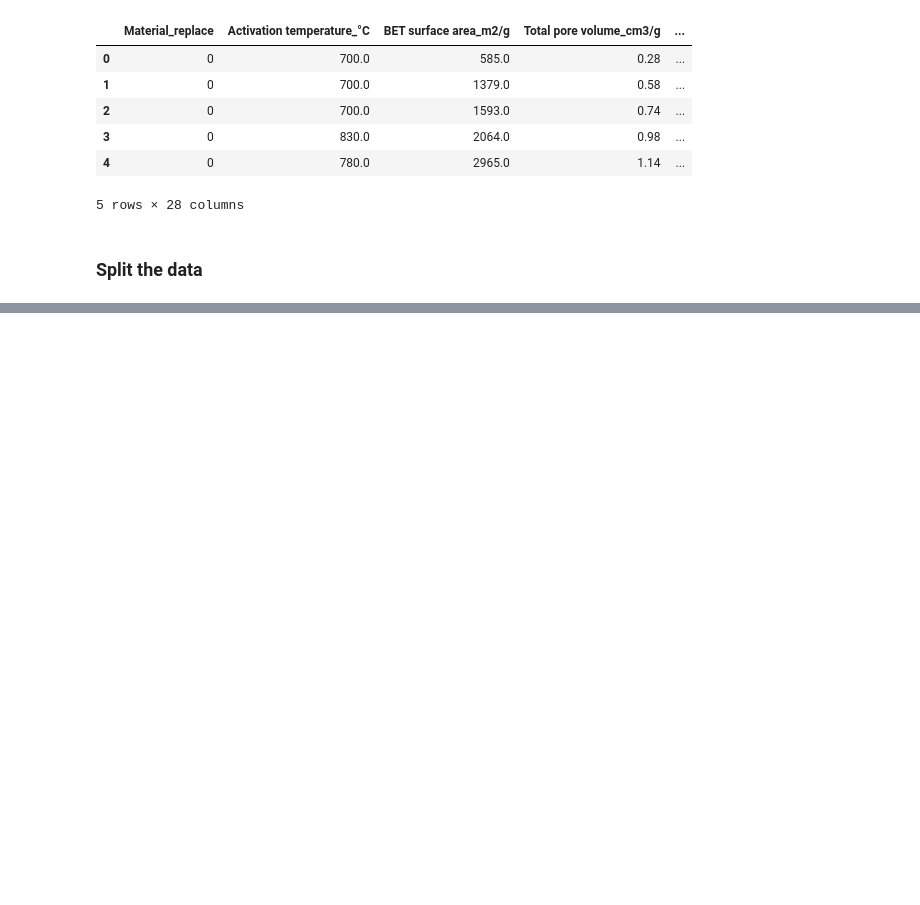
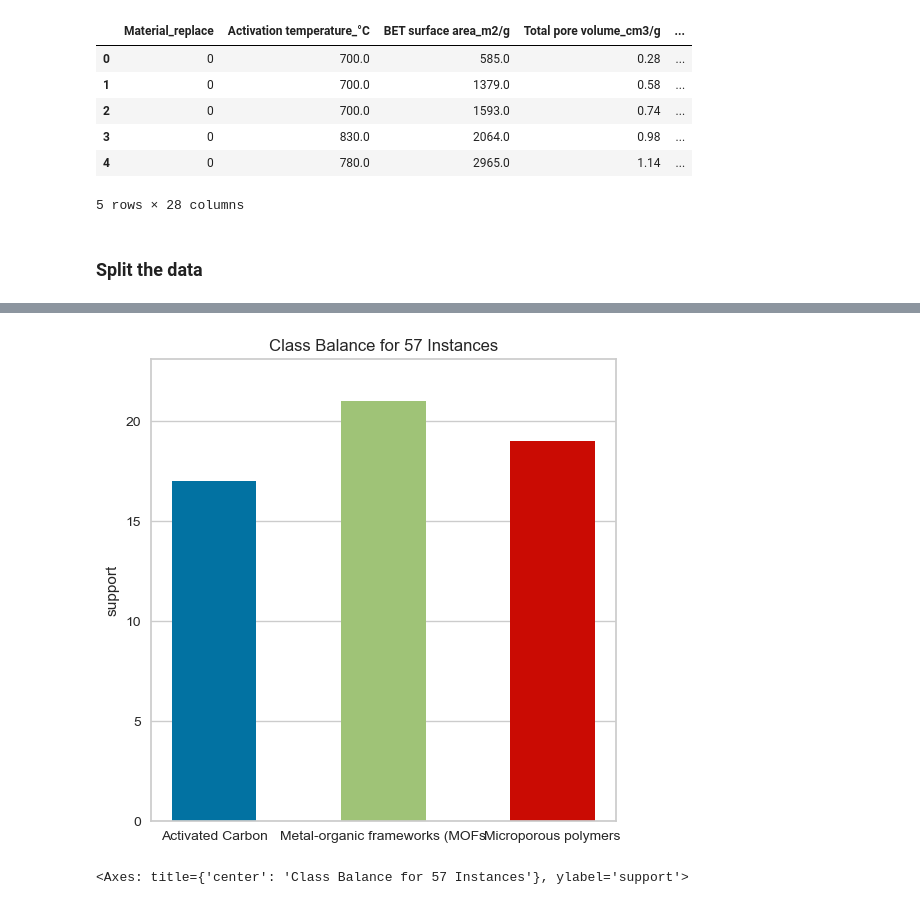
Before and after one commit to 2023396RachelMaeLademora/CA2-Strategic-Thinking-, a Jupyter notebook: CA2 Strategic Thinking.ipynb, the cells around one changed output, grey strips where cells are left out. Saved outputs shown, nothing was run; the diff lists cells and outputs as text; code cells hidden in the pictures; blank space fills up the shorter version.

```diff
--- a/CA2 Strategic Thinking.ipynb
+++ b/CA2 Strategic Thinking.ipynb
@@ -304,0 +487,9 @@ X_train, X_test, y_train, y_test = train_test_split(X, y, test_size=0.3, random_
+# %%
+fig, ax = plt.subplots(figsize=(6,6))
+cb_viz = ClassBalance(labels=['Activated Carbon', 'Metal-organic frameworks (MOFs', 'Microporous polymers'])
+
+cb_viz.fit(y)
+cb_viz.poof()
+# %% [output]
+[figure, added]
+<Axes: title={'center': 'Class Balance for 57 Instances'}, ylabel='support'>
```
Also changed, not shown: parts of 22 cells of this notebook.
